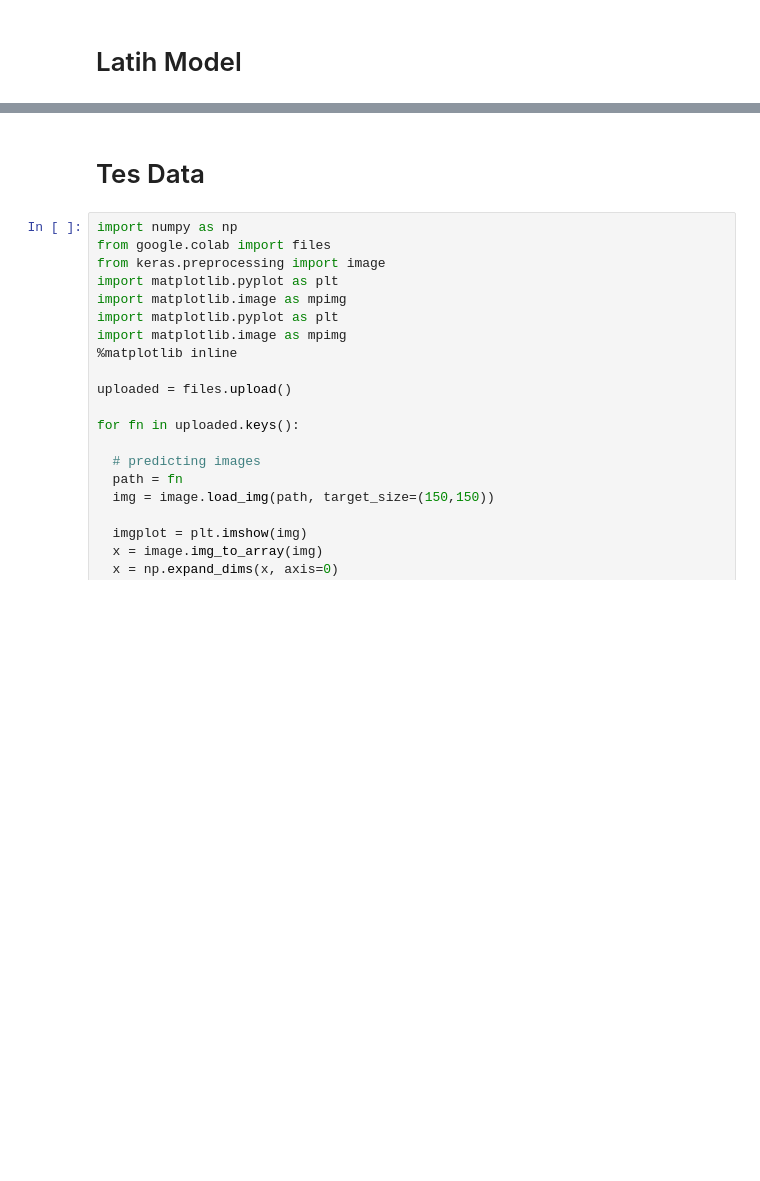
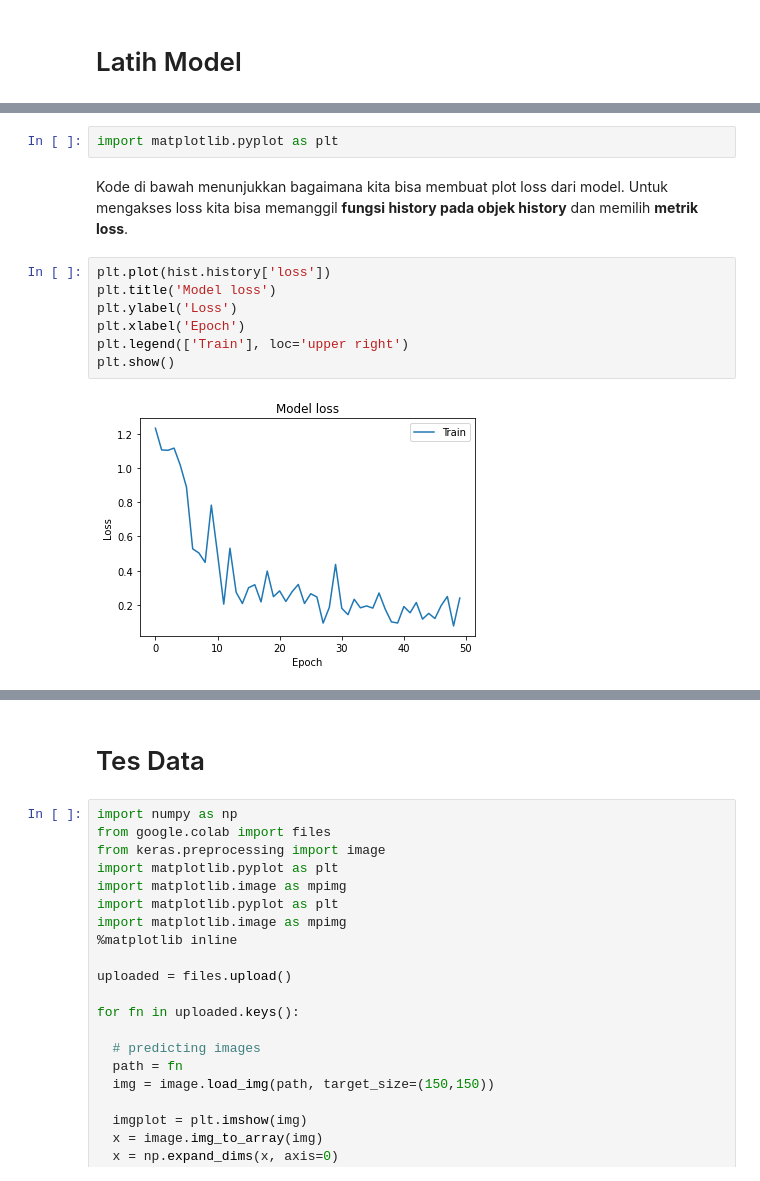
Before and after one commit to abyanahmadn/Dicoding-ML-Beginner-Final-Project-RockPaperScissors-Image-Classification, a Jupyter notebook: Final_Project_Abyan_Dicoding_ML_Pemula.ipynb, the cells around one changed output, grey strips where cells are left out. Drawn from its saved outputs; the diff is of its cells as text; blank space fills up the shorter version.

```diff
--- a/Final_Project_Abyan_Dicoding_ML_Pemula.ipynb
+++ b/Final_Project_Abyan_Dicoding_ML_Pemula.ipynb
@@ -183,0 +188,13 @@ Epoch 20/20
+# %%
+import matplotlib.pyplot as plt
+# %% [markdown]
+Kode di bawah menunjukkan bagaimana kita bisa membuat plot loss dari model. Untuk mengakses loss kita bisa memanggil **fungsi history pada objek history** dan memilih **metrik loss**.
+# %%
+plt.plot(hist.history['loss'])
+plt.title('Model loss')
+plt.ylabel('Loss')
+plt.xlabel('Epoch')
+plt.legend(['Train'], loc='upper right')
+plt.show()
+# %% [output]
+[figure, added]
```
Also changed, not shown: parts of 7 cells of this notebook.
